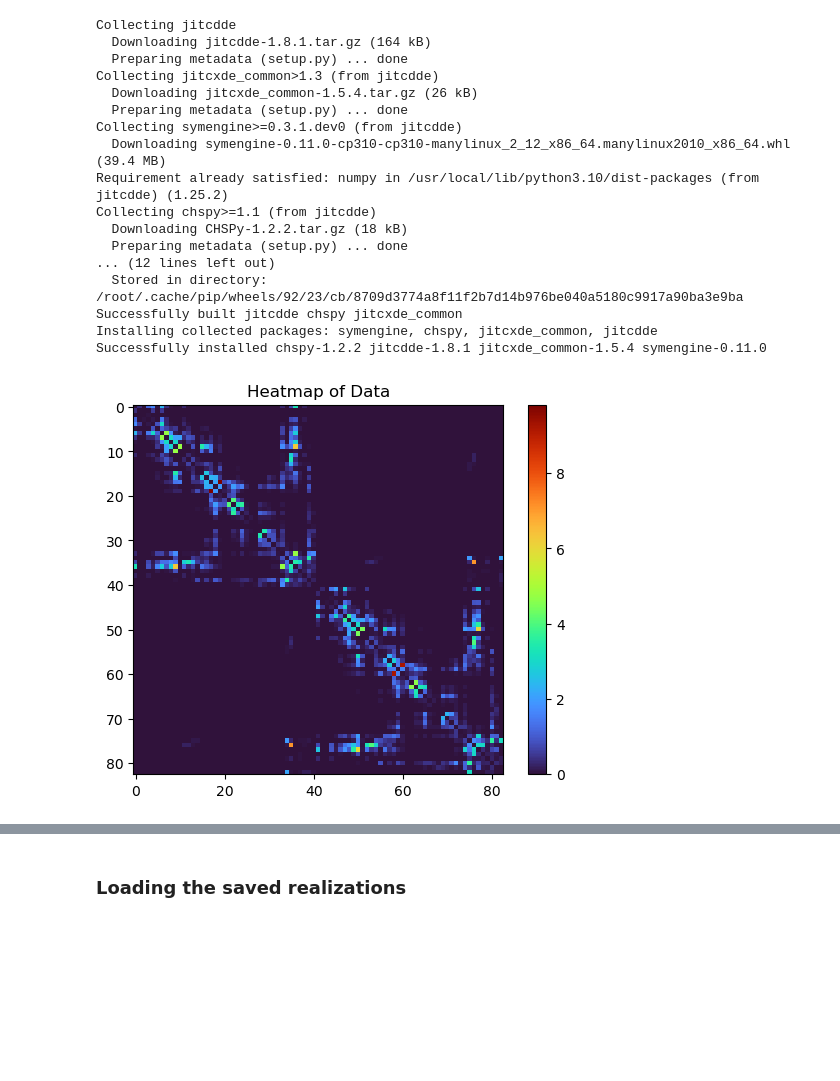
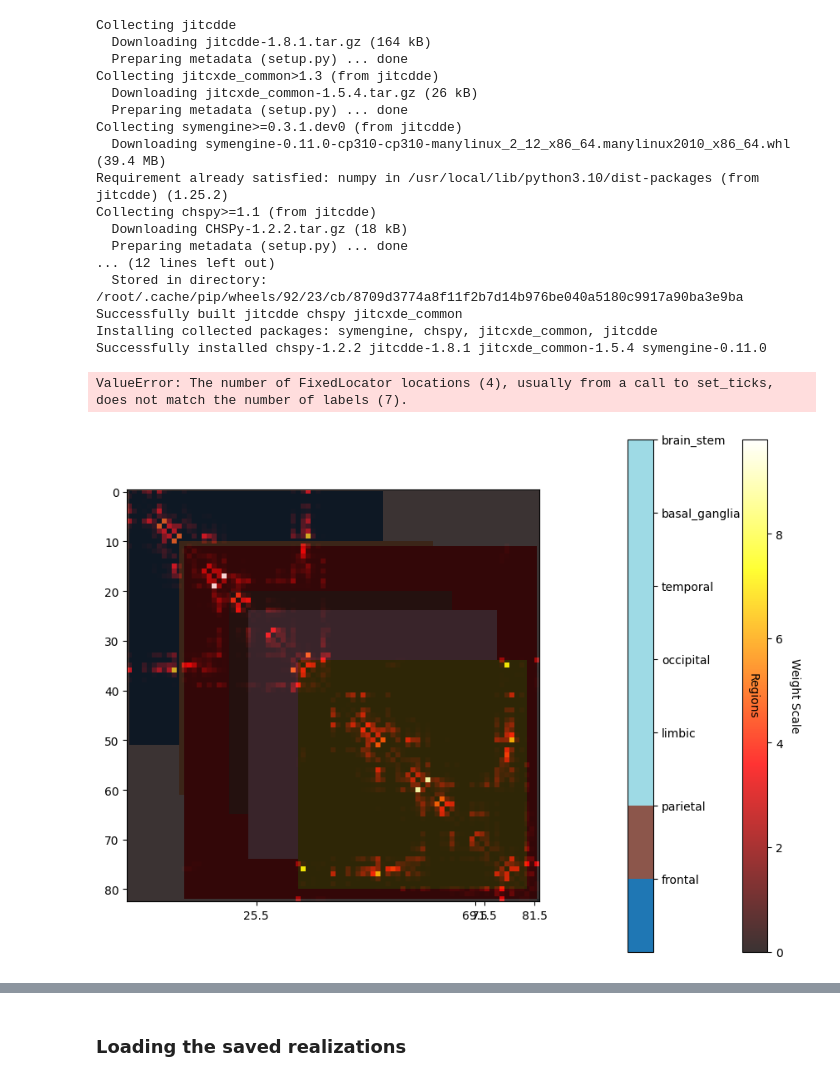
Before and after one commit to shayanshafquat/neuronal-oscillations-evolving-networks, a Jupyter notebook: notebooks/fig4_5.ipynb, the cells around one changed output, grey strips where cells are left out. Saved outputs shown, nothing was run; the diff lists cells and outputs as text; code cells hidden in the pictures; blank space fills up the shorter version.

```diff
--- a/notebooks/fig4_5.ipynb
+++ b/notebooks/fig4_5.ipynb
@@ -43,18 +49,68 @@ fiber_length_filename = "../author_data/LengthFibers33.dat"
 # %%
-# weight_filename = "gdrive/MyDrive/PBM-report2/WeightedA33.dat"
-# mapping_filename = "gdrive/MyDrive/PBM-report2/Categorized_Brain_Nodes.csv"
-# fiber_length_filename = "gdrive/MyDrive/PBM-report2/LengthFibers33.dat"
+weight_filename = "gdrive/MyDrive/PBM-report2/WeightedA33.dat"
+mapping_filename = "gdrive/MyDrive/PBM-report2/Y_Categorized_Brain_Nodes.csv"
+fiber_length_filename = "gdrive/MyDrive/PBM-report2/LengthFibers33.dat"
 
 w_kj = np.loadtxt(weight_filename)
 num_nodes = w_kj.shape[0]
 
-# Plot the heatmap using matplotlib
-plt.imshow(w_kj, cmap='turbo', interpolation='nearest')
-plt.colorbar()
-plt.title('Heatmap of Data')
-plt.show()
+node_groups = load_node_categories(mapping_filename)
+# node_groups
-# %% [output]
-[figure, removed]
+# %%
+# Create a list of colors for the regions
+colors = plt.cm.get_cmap('tab20', len(node_groups)).colors
+
+# Creating a new colormap for the regions based on the tab20 colormap
+from matplotlib.colors import ListedColormap
+region_cmap = ListedColormap(colors[:len(node_groups)])
+
+# Define region boundaries
+region_boundaries = {region: (min(nodes), max(nodes)+1) for region, nodes in node_groups.items()}
+
+# Sort regions by their starting index
+sorted_regions = sorted(region_boundaries.items(), key=lambda item: item[1][0])
+
+# Create ticks for the heatmap
+ticks = [0] + [boundary[1] for region, boundary in sorted_regions]
+tick_labels = [region for region, boundary in sorted_regions]
+
+# Assign colors to regions
+region_colors = np.zeros((len(w_kj), len(w_kj), 4))
+for i, ((region, (start, end)), color) in enumerate(zip(sorted_regions, colors)):
+    region_colors[start:end, start:end] = color
+
+# Plot the heatmap
+plt.figure(figsize=(10, 8))
+plt.imshow(region_colors, extent=[0, len(w_kj), len(w_kj), 0])
+im = plt.imshow(w_kj, cmap='hot', interpolation='nearest', alpha=0.8)
+
+# Adding the color bar for weights
+cbar = plt.colorbar(im, fraction=0.046, pad=0.04)
+cbar.set_label('Weight Scale', rotation=270, labelpad=15)
+
+# Adding the color bar for regions
+region_bar = plt.colorbar(plt.cm.ScalarMappable(cmap=region_cmap), ticks=range(len(sorted_regions)),
+                          boundaries=range(-1, len(sorted_regions)), orientation='vertical', pad=0.15)
+region_bar.set_ticklabels(tick_labels)
+region_bar.set_label('Regions', rotation=270, labelpad=15)
+
+# Adding the labels
+plt.xticks(ticks=np.mean(np.array(ticks).reshape(-1, 2), axis=1), labels=tick_labels, rotation=90)
+plt.yticks(ticks=np.mean(np.array(ticks).reshape(-1, 2), axis=1), labels=tick_labels)
+
+# Adding minor ticks to create the grid
+plt.setp(plt.gca(), xticks=ticks[:-1], yticks=ticks[:-1], xticklabels=[], yticklabels=[])
+plt.gca().tick_params(which="minor", size=0)
+
+# Add the title
+plt.title('Heatmap of Node Connection Strengths with Region Mapping')
+
+# Show the plot
+plt.tight_layout()
+plt.show()
+# %% [output]
+ValueError: The number of FixedLocator locations (4), usually from a call to set_ticks, does not match the number of labels (7).
+[figure, added]
 # %%
 # Define the differential equation model
 def dcdt(c_k, q_k, w_kj, alpha):
```
Also changed, not shown: parts of 22 cells of this notebook, 7 other files.
